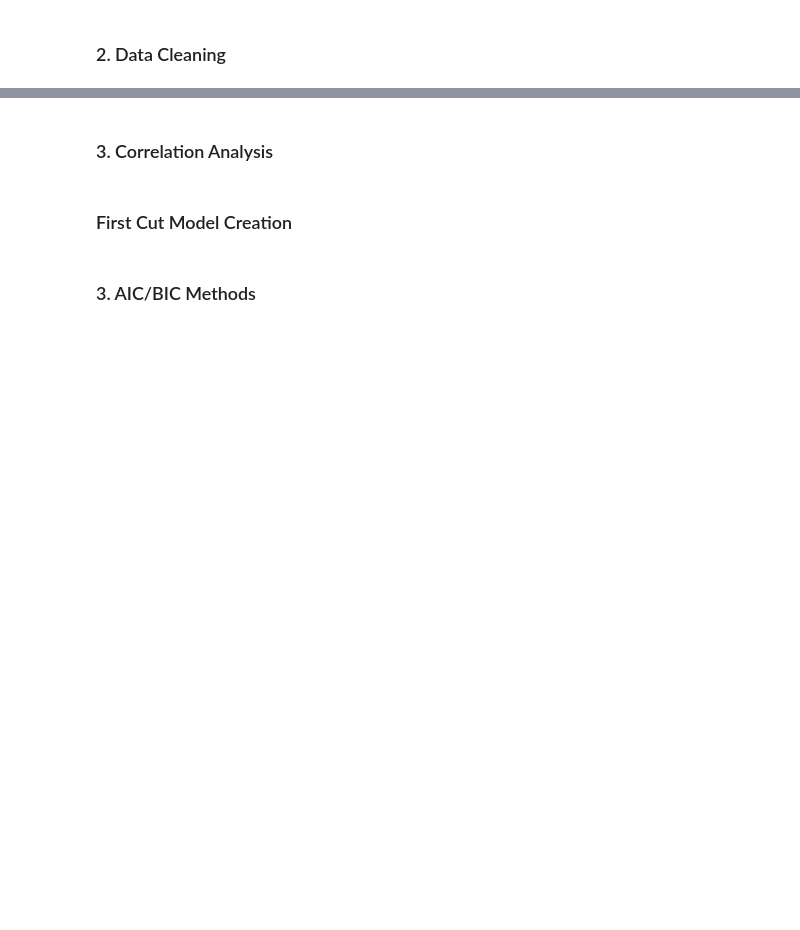
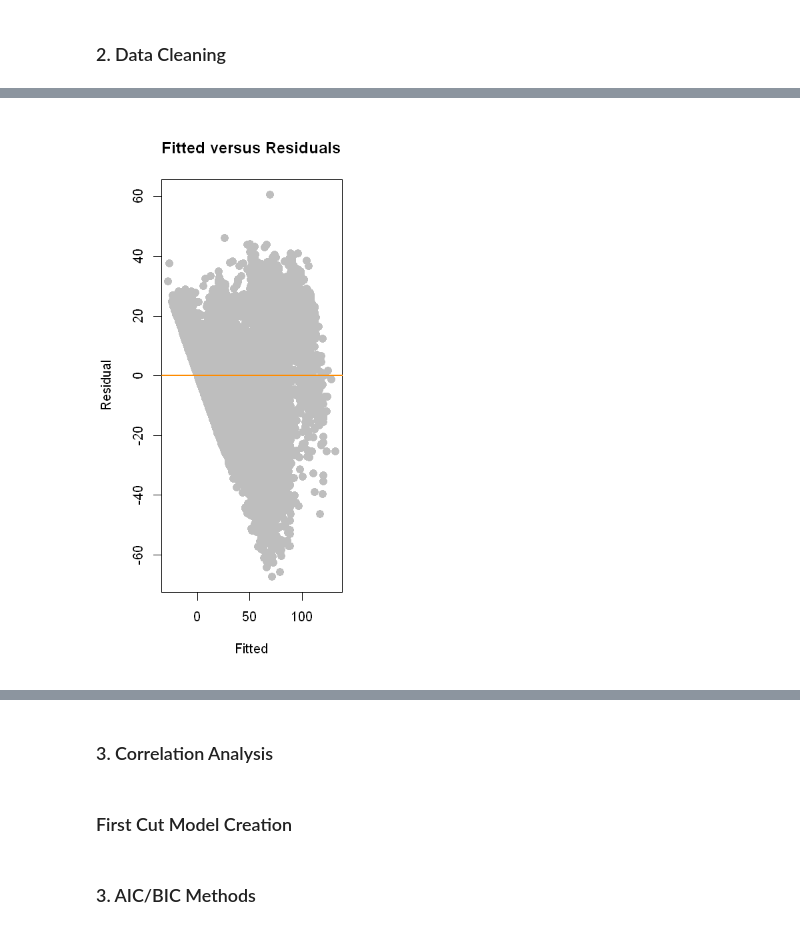
Before and after one commit to unnikrishnansivakumar/Superconductivity-Analysis, a Jupyter notebook: Superconductivity Analysis.ipynb, the cells around one changed output, grey strips where cells are left out. Saved outputs shown, nothing was run; the diff lists cells and outputs as text; code cells hidden in the pictures; blank space fills up the shorter version.

```diff
--- a/Superconductivity Analysis.ipynb
+++ b/Superconductivity Analysis.ipynb
@@ -17,0 +36,2 @@ A data.frame: 5 × 82
+# %%
+lev_fit_cd = cooks.distance(lev_fit)
@@ -17,0 +42,13 @@ A data.frame: 5 × 82
+# %%
+inf_i = which(lev_fit_cd > 4/length(lev_fit_cd))
+supercon_data_ou_tr = supercon_data[-inf_i,]
+# %%
+lev_fit_2 = lm(critical_temp ~ ., data = supercon_data_ou_tr)
+# %%
+par(mfrow=c(1,2))
+plot(fitted(lev_fit_2), resid(lev_fit_2), col = "grey", pch = 20,
+     xlab = "Fitted", ylab = "Residual",cex=2,
+     main = "Fitted versus Residuals")
+abline(h = 0, col = "darkorange", lwd = 2)
+# %% [output]
+[figure, added]
```
Also changed, not shown: parts of 10 cells of this notebook.
